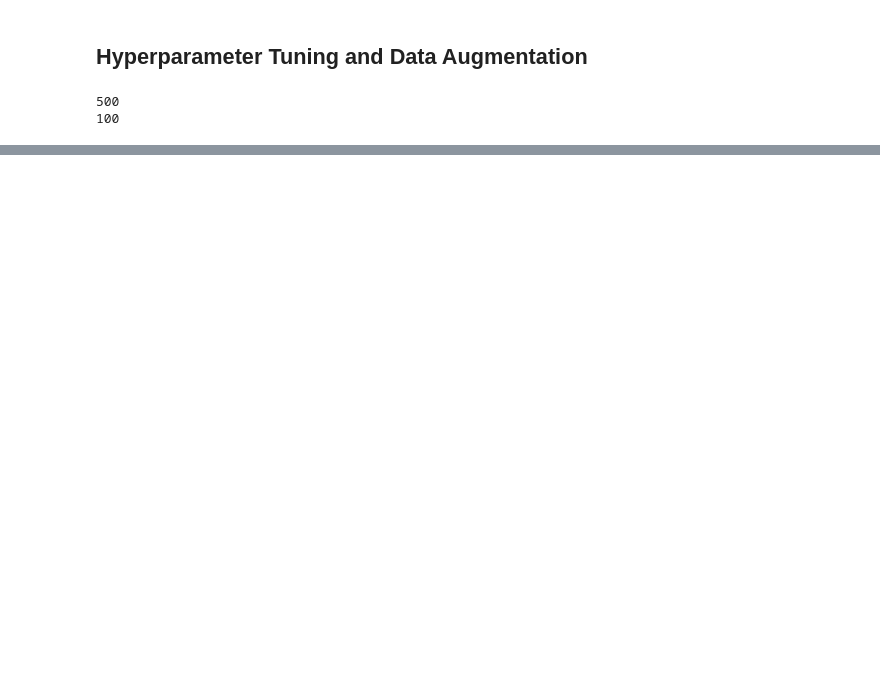
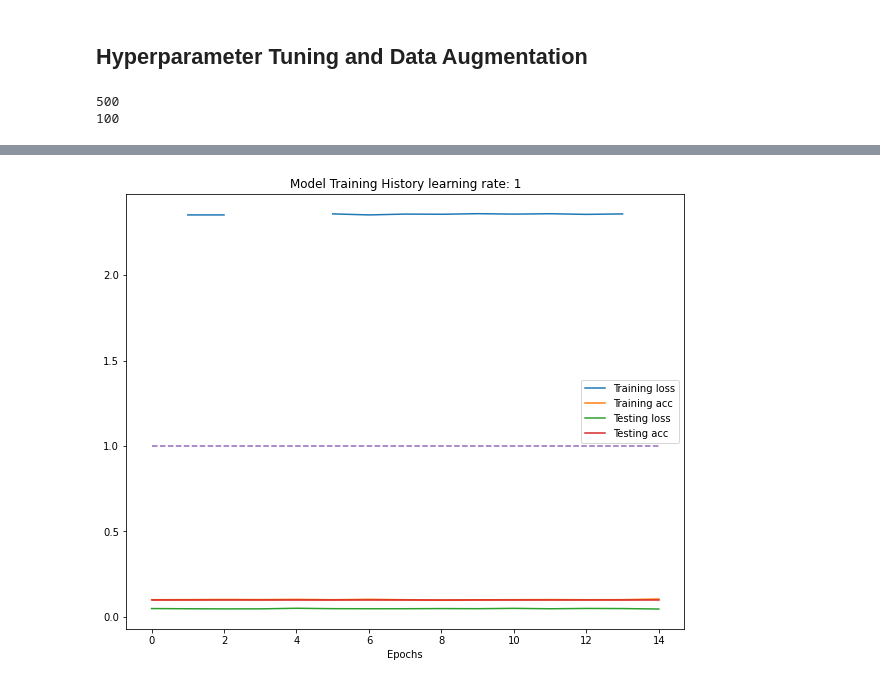
Before and after one commit to FrankAdl/DeepLearningAssignment-2, a Jupyter notebook: Assignment2——cifar.ipynb, the cells around one changed output, grey strips where cells are left out. Cells and saved outputs as stored; diff of their text form; code cells hidden in the pictures; blank space fills up the shorter version.

```diff
--- a/Assignment2——cifar.ipynb
+++ b/Assignment2——cifar.ipynb
@@ -197,7 +196,7 @@ Testing loss: 0.02033666893839836, accuracy: 65.43000030517578
 # %% [markdown]
 ## Compare Results
 # %%
-def plot_history(history):
+def plot_history(history, lr = "0.0001"):
     plt.figure(figsize=(10, 8))
     plt.plot(history["train_loss"], label = "Training loss")
     plt.plot([i/100 for i in history["train_acc"]], label = "Training acc")
@@ -207,7 +206,7 @@ def plot_history(history):
     plt.plot(np.ones(len(history["train_acc"])), linestyle = "dashed")
 
     plt.xlabel("Epochs")
-    plt.title("Model Training History")
+    plt.title("Model Training History" + " learning rate: " + lr)
     plt.legend()
     plt.show()
 # %%
@@ -385,0 +352,3 @@ cnn_model_2.parameters
+# %%
+cnn_lr1 = CNN2().to(mps_device)
+cnn_lr1_history = train_model(cnn_lr1, learning_rate=1)
@@ -385,0 +373,4 @@ cnn_model_2.parameters
+# %%
+plot_history(cnn_lr1_history, lr=str(1))
+# %% [output]
+[figure, added]
```
Also changed, not shown: parts of 25 cells of this notebook.
